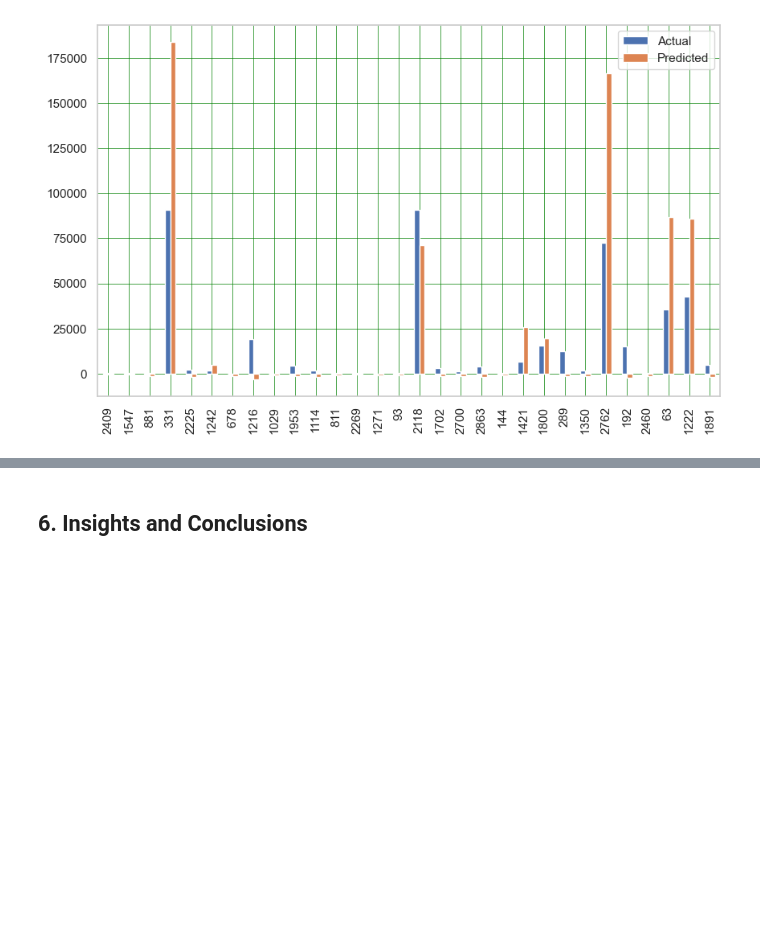
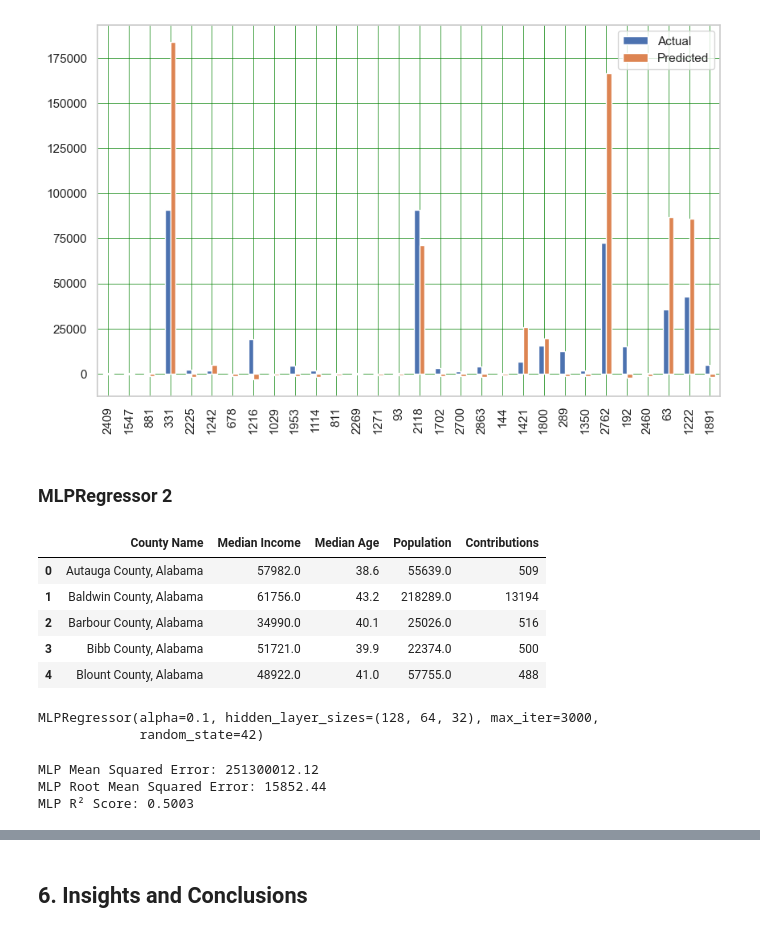
Before and after one commit to 9t8/cmsc320_project, a Jupyter notebook: final.ipynb, the cells around one changed output, grey strips where cells are left out. Drawn from its saved outputs; the diff is of its cells as text; code cells hidden in the pictures; blank space fills up the shorter version.

```diff
--- a/final.ipynb
+++ b/final.ipynb
@@ -721,3 +723,15 @@ R² Score: 0.7460
 # %%
 # %% [output]
 [figure]
+# %% [markdown]
+### MLPRegressor 2
+# %%
+machine_learning_df = pd.merge(county_df[['County Name', 'Median Income', 'Median Age', 'Population']], contributions_df, on = 'County Name', how = 'inner')
+machine_learning_df.head()
+# %% [output]
+|  | County Name | Median Income | Median Age | Population | Contributions |
+| 0 | Autauga County, Alabama | 57982.0 | 38.6 | 55639.0 | 509 |
+| 1 | Baldwin County, Alabama | 61756.0 | 43.2 | 218289.0 | 13194 |
+| 2 | Barbour County, Alabama | 34990.0 | 40.1 | 25026.0 | 516 |
+| 3 | Bibb County, Alabama | 51721.0 | 39.9 | 22374.0 | 500 |
+| 4 | Blount County, Alabama | 48922.0 | 41.0 | 57755.0 | 488 |
@@ -723,0 +761,33 @@ R² Score: 0.7460
+# %%
+from sklearn.neural_network import MLPRegressor
+
+mlp = MLPRegressor(
+    hidden_layer_sizes=(128, 64, 32),   # Two hidden layers: 64 and 32 neurons
+    activation="relu",             # ReLU activation
+    solver="adam",
+    alpha=0.1,
+    max_iter=3000,
+    random_state=42
+)
+
+mlp.fit(X_train_scaled, y_train)
+# %% [output]
+MLPRegressor(alpha=0.1, hidden_layer_sizes=(128, 64, 32), max_iter=3000,
+             random_state=42)
+# %%
+from sklearn.metrics import mean_squared_error, r2_score
+import math
+
+y_pred = mlp.predict(X_test_scaled)
+
+mse = mean_squared_error(y_test, y_pred)
+r2 = r2_score(y_test, y_pred)
+rmse = math.sqrt(mse)
+
+print(f"MLP Mean Squared Error: {mse:.2f}")
+print(f"MLP Root Mean Squared Error: {rmse:.2f}")
+print(f"MLP R² Score: {r2:.4f}")
+# %% [output]
+MLP Mean Squared Error: 251300012.12
+MLP Root Mean Squared Error: 15852.44
+MLP R² Score: 0.5003
```
Also changed, not shown: parts of 14 cells of this notebook.
